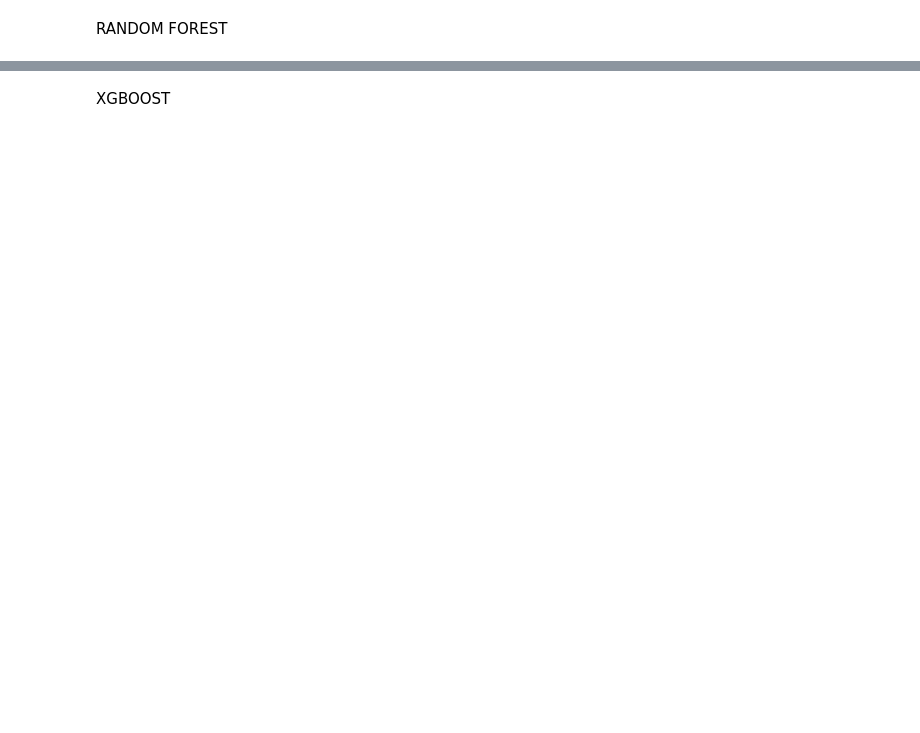
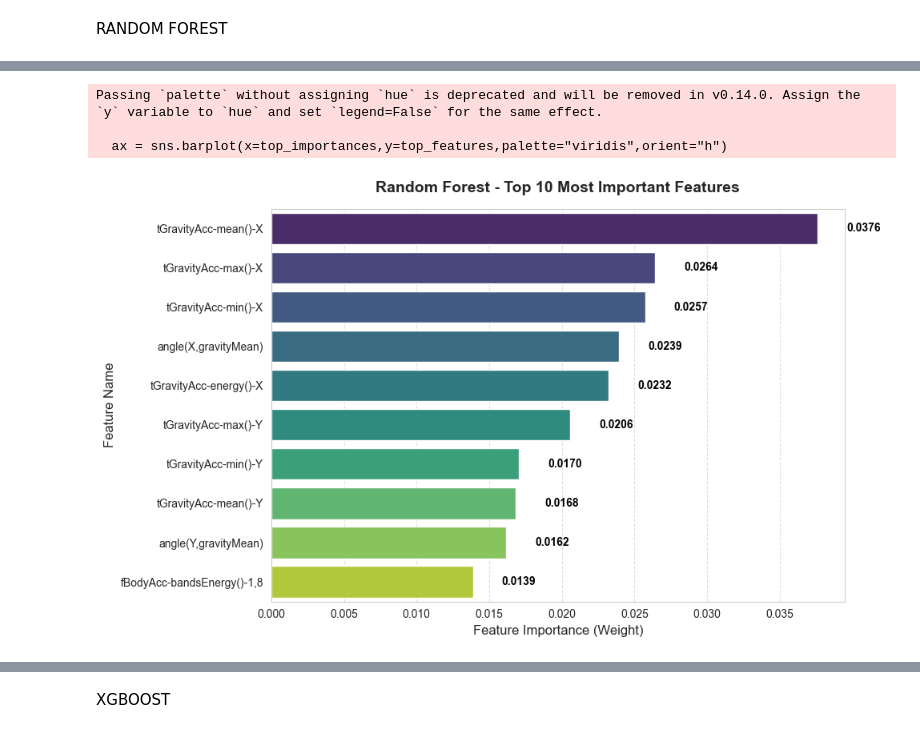
Before and after one commit to jaivanshchawla/ML-LAB-FUN, a Jupyter notebook: LAB 9/EL.ipynb, the cells around one changed output, grey strips where cells are left out. Saved outputs shown, nothing was run; the diff lists cells and outputs as text; code cells hidden in the pictures; blank space fills up the shorter version.

```diff
--- a/LAB 9/EL.ipynb
+++ b/LAB 9/EL.ipynb
@@ -42,10 +35,4 @@ print(f"Features after encoding: {X.shape}")
 # %%
-# =============================================================================
-# TRAIN-TEST SPLIT
-# =============================================================================
-X_train, X_test, y_train, y_test = train_test_split(
-    X, y, test_size=0.3, random_state=42
-)
-
+X_train, X_test, y_train, y_test = train_test_split(X, y, test_size=0.3, random_state=42)
 print(f"Training Set Size: {X_train.shape}")
 print(f"Test Set Size: {X_test.shape}")
@@ -89,14 +82,23 @@ plt.show()
 # %%
-# =============================================================================
-# RANDOM FOREST - FEATURE IMPORTANCE
-# =============================================================================
 importances_rf = model_rf.feature_importances_
 indices_rf = np.argsort(importances_rf)[::-1]
-
-plt.figure(figsize=(10,6))
-sns.barplot(x=importances_rf[indices_rf][:10], y=X.columns[indices_rf][:10])
-plt.title("Random Forest - Top 10 Important Features")
-plt.xlabel("Importance")
-plt.ylabel("Feature Names")
+top_n = 10
+top_features = X.columns[indices_rf][:top_n]
+top_importances = importances_rf[indices_rf][:top_n]
+plt.figure(figsize=(10, 6))
+sns.set_style("whitegrid")
+ax = sns.barplot(x=top_importances,y=top_features,palette="viridis",orient="h")
+for i, v in enumerate(top_importances):
+    plt.text(v + 0.002, i, f"{v:.4f}", color="black", va='center', fontweight='bold', fontsize=10)
+plt.title("Random Forest - Top 10 Most Important Features", fontsize=14, fontweight='bold', pad=15)
+plt.xlabel("Feature Importance (Weight)", fontsize=12)
+plt.ylabel("Feature Name", fontsize=12)
+plt.grid(axis='x', linestyle='--', alpha=0.6)
+plt.tight_layout()
 plt.show()
+# %% [output]
+Passing `palette` without assigning `hue` is deprecated and will be removed in v0.14.0. Assign the `y` variable to `hue` and set `legend=False` for the same effect.
+
+  ax = sns.barplot(x=top_importances,y=top_features,palette="viridis",orient="h")
+[figure, added]
 # %%
```
Also changed, not shown: parts of 19 cells of this notebook, 1 other file.
